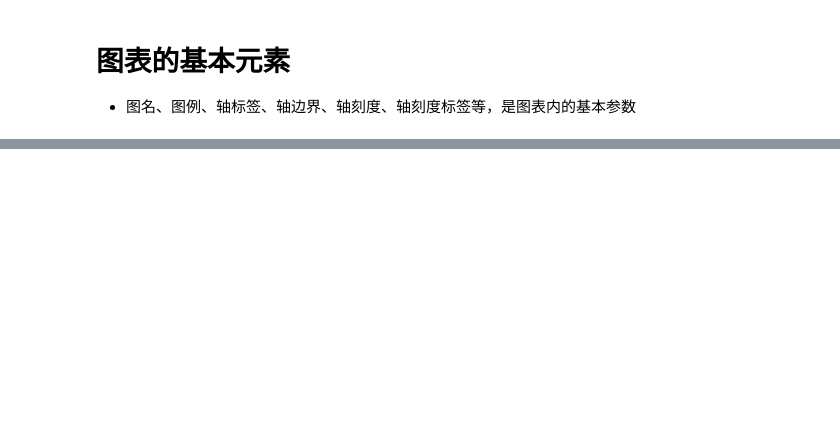
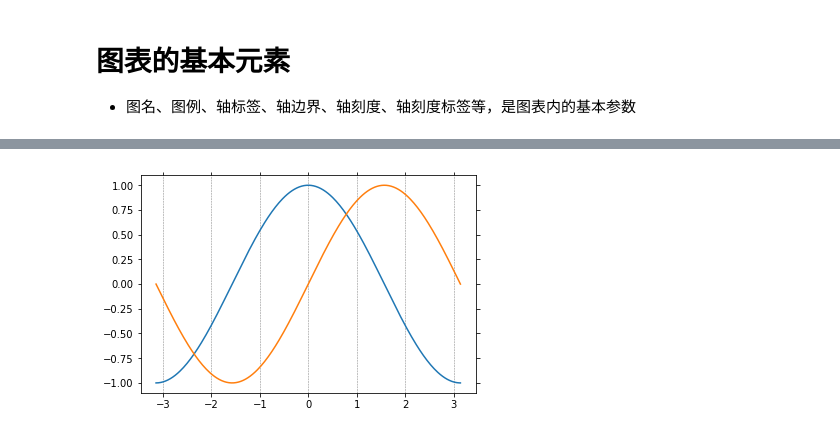
Before and after one commit to macnversion/python3, a Jupyter notebook: python3_books/pandas学习/matplotlib_exercise.ipynb, the cells around one changed output, grey strips where cells are left out. Drawn from its saved outputs; the diff is of its cells as text; code cells hidden in the pictures; blank space fills up the shorter version.

```diff
--- a/python3_books/pandas学习/matplotlib_exercise.ipynb
+++ b/python3_books/pandas学习/matplotlib_exercise.ipynb
@@ -49,0 +57,17 @@ fig.set_yticklabels('%.2f' %i for i in [0, 0.2, 0.4, 0.6, 0.8, 1.0, 1.2]) # Y轴
+# %%
+x = np.linspace(-np.pi, np.pi, 256, endpoint=True)
+c, s = np.cos(x), np.sin(x)
+plt.plot(x, c)
+plt.plot(x, s)
+
+plt.grid(True, linestyle='--', color='gray', linewidth='0.5', axis='x')
+# 显示网格
+# linestyle：线型
+# color：颜色
+# linewidth：宽度
+# axis：x，y，both，显示x/y/两者的格网
+
+
+plt.tick_params(bottom='on', top='off', left='on', right='off')
+# %% [output]
+[figure, added]
```
Also changed, not shown: parts of 5 cells of this notebook.
